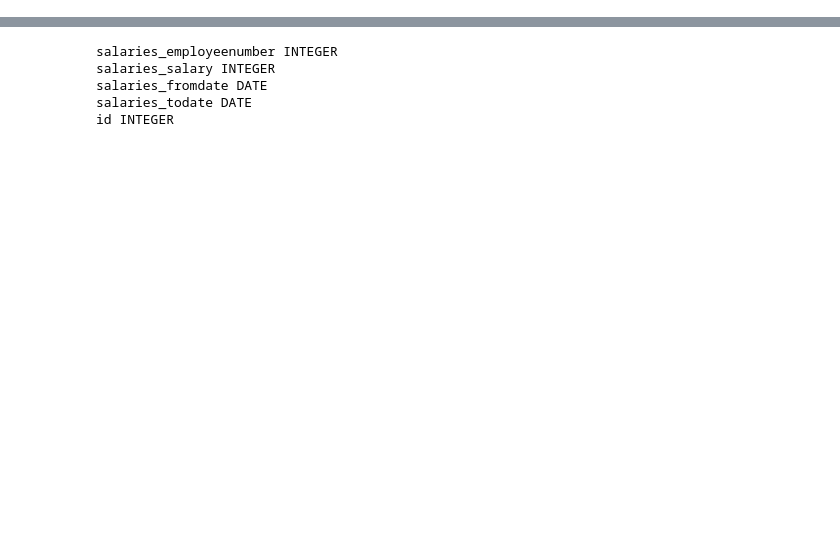
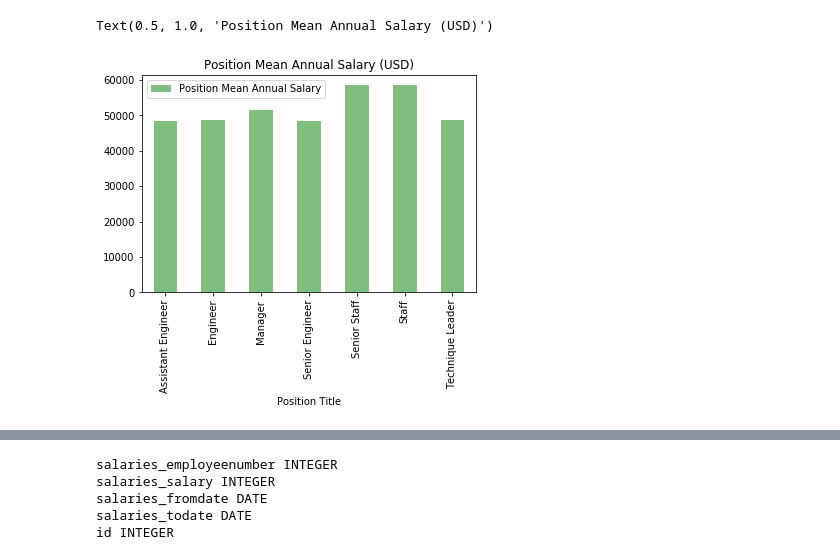
Before and after one commit to kirpatrick/sql-challenge, a Jupyter notebook: EmployeeSQL/employeeSQL_salaryAnalysis.ipynb, the cells around one changed output, grey strips where cells are left out. Drawn from its saved outputs; the diff is of its cells as text; code cells hidden in the pictures; blank space fills up the shorter version.

```diff
--- a/EmployeeSQL/employeeSQL_salaryAnalysis.ipynb
+++ b/EmployeeSQL/employeeSQL_salaryAnalysis.ipynb
@@ -34,0 +76,26 @@ inspector.get_table_names()
+# %%
+# Create an object of vw_salary_range
+vw_salary_range = engine.execute("SELECT * FROM vw_salary_range").fetchall()
+
+# Create empty lists to store data from vw_salary_range
+titles = []
+salaries = []
+
+# Iterate through the vw_salary_range object
+# Append row/column values to predefined lists
+for title in range(len(vw_salary_range)):
+    titles.append(vw_salary_range[title][0])
+    salaries.append(vw_salary_range[title][1])
+
+# Create a dataframe that matches the vw_salary_range object
+avgSalary_df = pd.DataFrame({
+    "Position Title":titles,
+    "Position Mean Annual Salary":salaries
+})
+
+# Create a bar graph of the vw_salary_range object
+ax = avgSalary_df.plot.bar(x='Position Title',y='Position Mean Annual Salary', color='g',alpha=0.5,align='center')
+ax.set_title('Position Mean Annual Salary (USD)')
+# %% [output]
+Text(0.5, 1.0, 'Position Mean Annual Salary (USD)')
+[figure, added]
```
Also changed, not shown: parts of 42 cells of this notebook, 2 other files.
